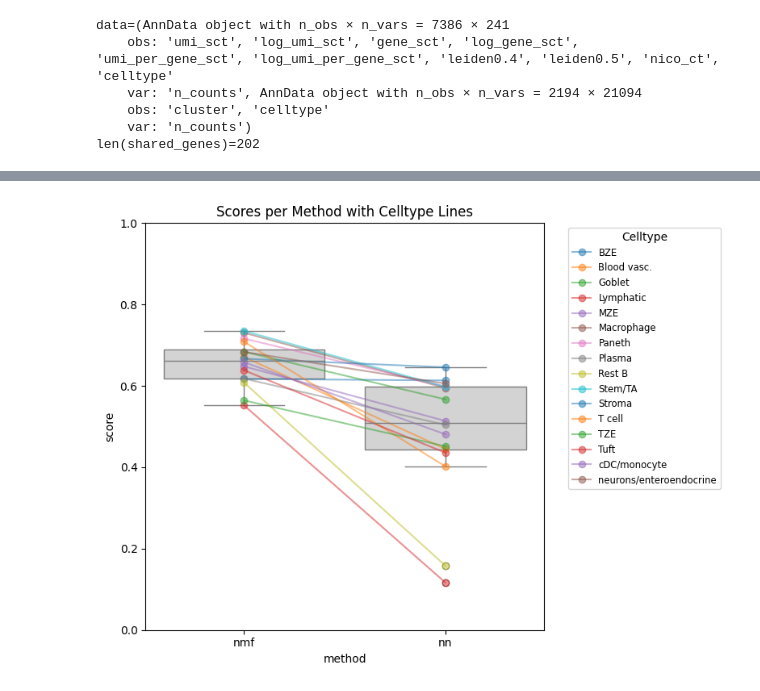
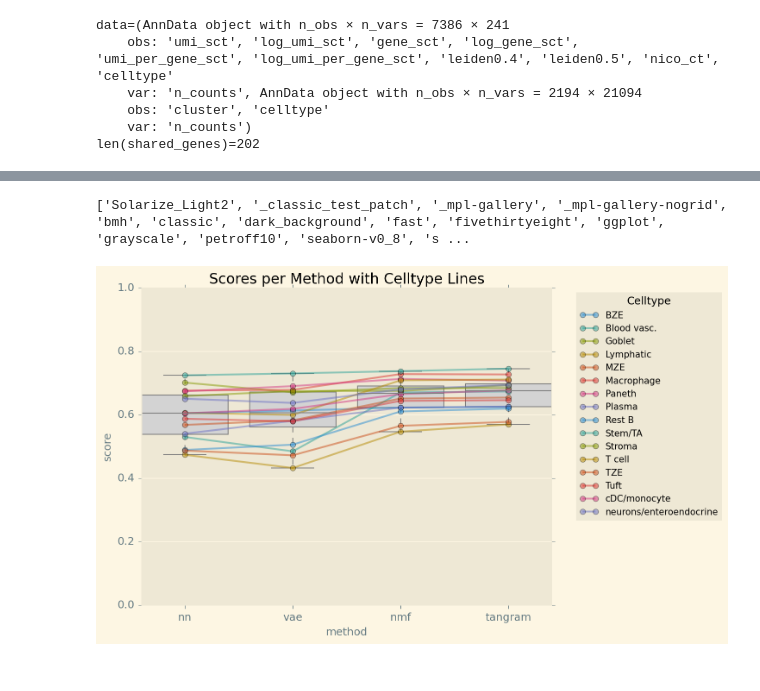
Before and after one commit to egerc/spatial_transcript_inference, a Jupyter notebook: benchmarking_refactor.ipynb, the cells around one changed output, grey strips where cells are left out. Saved outputs shown, nothing was run; the diff lists cells and outputs as text; code cells hidden in the pictures.

```diff
--- a/benchmarking_refactor.ipynb
+++ b/benchmarking_refactor.ipynb
@@ -45,7 +47,8 @@ def _adata_sc() -> AnnData:
     adata_sc.X = adata_sc.X.toarray()
     return adata_sc
 
-data = (_adata_sp(), _adata_sc())
+adata_sp, adata_sc = _adata_sp(), _adata_sc()
+data = (adata_sp, adata_sc)
 data = tuple(filter_celltypes_by_size(adata, "celltype", 20) for adata in data)
 
 for adata in data:
@@ -53,6 +56,7 @@ for adata in data:
     sc.pp.filter_genes(adata, min_counts=1)
 
 shared_genes = np.intersect1d(*tuple(adata.var_names for adata in data))
+celltypes = [celltype for celltype, _, _ in group_by_common_obs(*data, "celltype")]
 
 print(f"{data=}")
 print(f"{len(shared_genes)=}")
@@ -65,8 +69,11 @@ data=(AnnData object with n_obs × n_vars = 7386 × 241
 len(shared_genes)=202
 # %%
 from disk_cache import disk_cache
+from nn_utils import vae_predictor
+
 methods = {
-    "nmf": disk_cache(Path("data/cache/benchmarking_refactor"))(nmf_predictor),
-    #"tangram": disk_cache(Path("data/cache/benchmarking_refactor"))(tangram_predictor),
-    "nn": disk_cache(Path("data/cache/benchmarking_refactor"))(nn_predictor),
+    "nmf": disk_cache(Path("data/cache/benchmarking_refactor/nmf"))(nmf_predictor),
+    "tangram": disk_cache(Path("data/cache/benchmarking_refactor/tangram"))(tangram_predictor),
+    "nn": disk_cache(Path("data/cache/benchmarking_refactor/nn"))(nn_predictor),
+    "vae": disk_cache(Path("data/cache/benchmarking_refactor/vae"))(vae_predictor),
 }
@@ -95,2 +133,17 @@ df.index = pd.MultiIndex.from_tuples(df.index, names=["method", "celltype"])
 # %%
-df_spearman = pd.DataFrame(df["score"].map(lambda t: float(spearmanr(t[0].mean(axis=0), t[1].mean(axis=0))[0])))
+score_celltype_prediction = make_celltype_score_function(
+    adata_sp,
+    adata_sc,
+    methods,
+    lambda arr1, arr2: float(spearmanr(arr1.mean(axis=0), arr2.mean(axis=0))[0]),
+    shared_genes
+)
+# %%
+records = [
+    (celltype, method_name, score_celltype_prediction(celltype, method_name))
+    for celltype, method_name
+    in tqdm(product(celltypes, methods.keys()))
+]
+df = DataFrame(records, columns=["celltype", "method", "score"]).pivot_table(index="celltype", columns="method", values="score")
+df = sort_df(df, np.median, axis=0)
+df
@@ -97,21 +318,21 @@ df_spearman = pd.DataFrame(df["score"].map(lambda t: float(spearmanr(t[0].mean(a
+# %%
+import matplotlib.pyplot as plt
+print(plt.style.available)
+# %% [output]
+['Solarize_Light2', '_classic_test_patch', '_mpl-gallery', '_mpl-gallery-nogrid', 'bmh', 'classic', 'dark_background', 'fast', 'fivethirtyeight', 'ggplot', 'grayscale', 'petroff10', 'seaborn-v0_8', 's ...
 # %%
-import matplotlib.pyplot as plt
-import seaborn as sns
-import pandas as pd
-
-df_reset = df_spearman.reset_index()
-
-plt.figure(figsize=(8, 6))
-
+plt.style.use("Solarize_Light2")
+df_reset = df.reset_index().melt(id_vars="celltype", var_name="method", value_name="score")
+plt.figure(figsize=(10, 6), dpi=150)
 sns.boxplot(data=df_reset, x="method", y="score", color="lightgray")
 
 for celltype, group in df_reset.groupby("celltype"):
     plt.plot(group["method"], group["score"], marker="o", label=celltype, alpha=0.5)
 
 plt.legend(bbox_to_anchor=(1.05, 1), loc="upper left", fontsize="small", title="Celltype")
 plt.title("Scores per Method with Celltype Lines")
 plt.ylim(0, 1)
 plt.tight_layout()
 plt.show()
 # %% [output]
-[figure, old version]
+[figure, new version]
```
Also changed, not shown: parts of 38 cells of this notebook.
